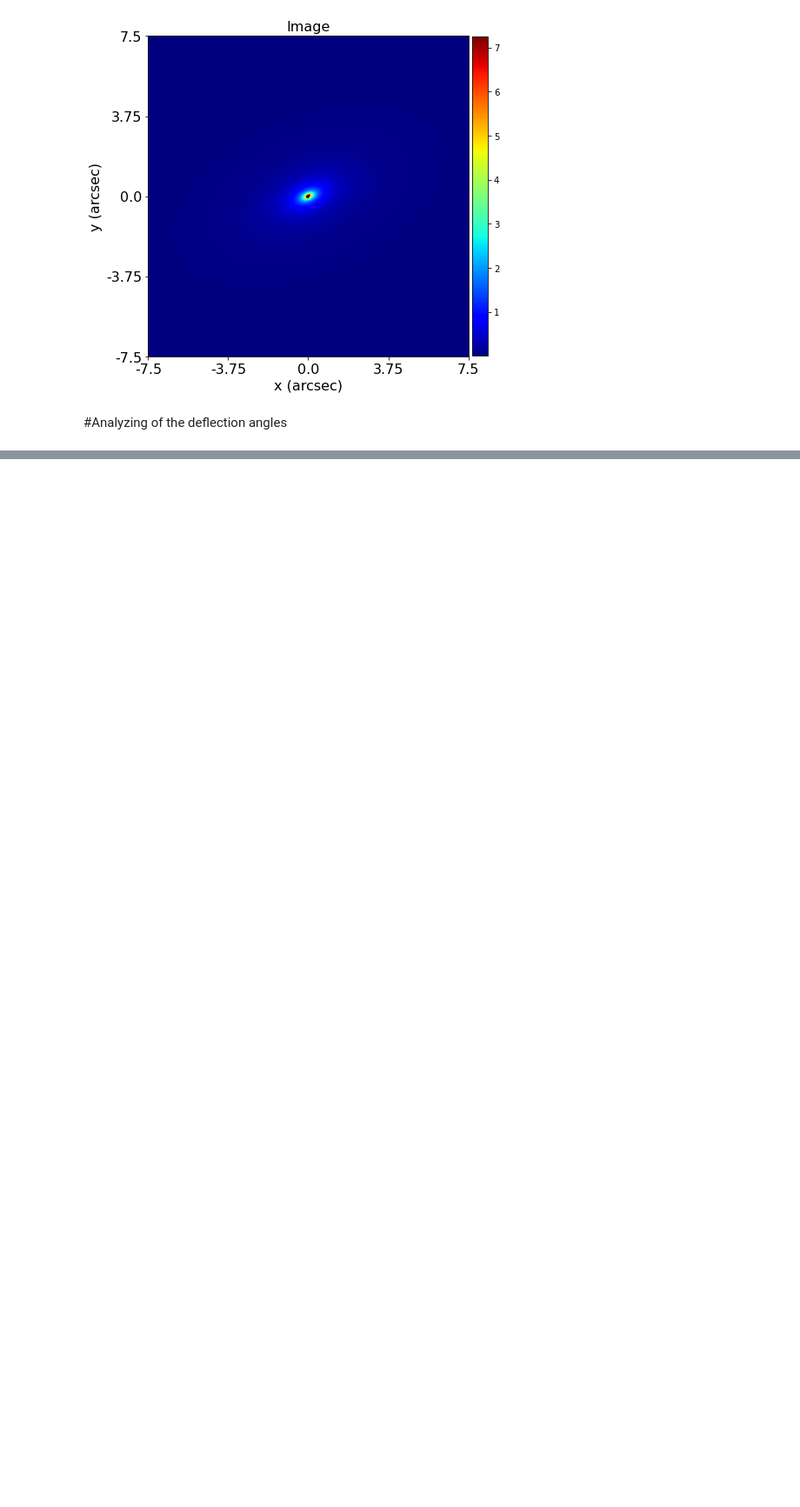
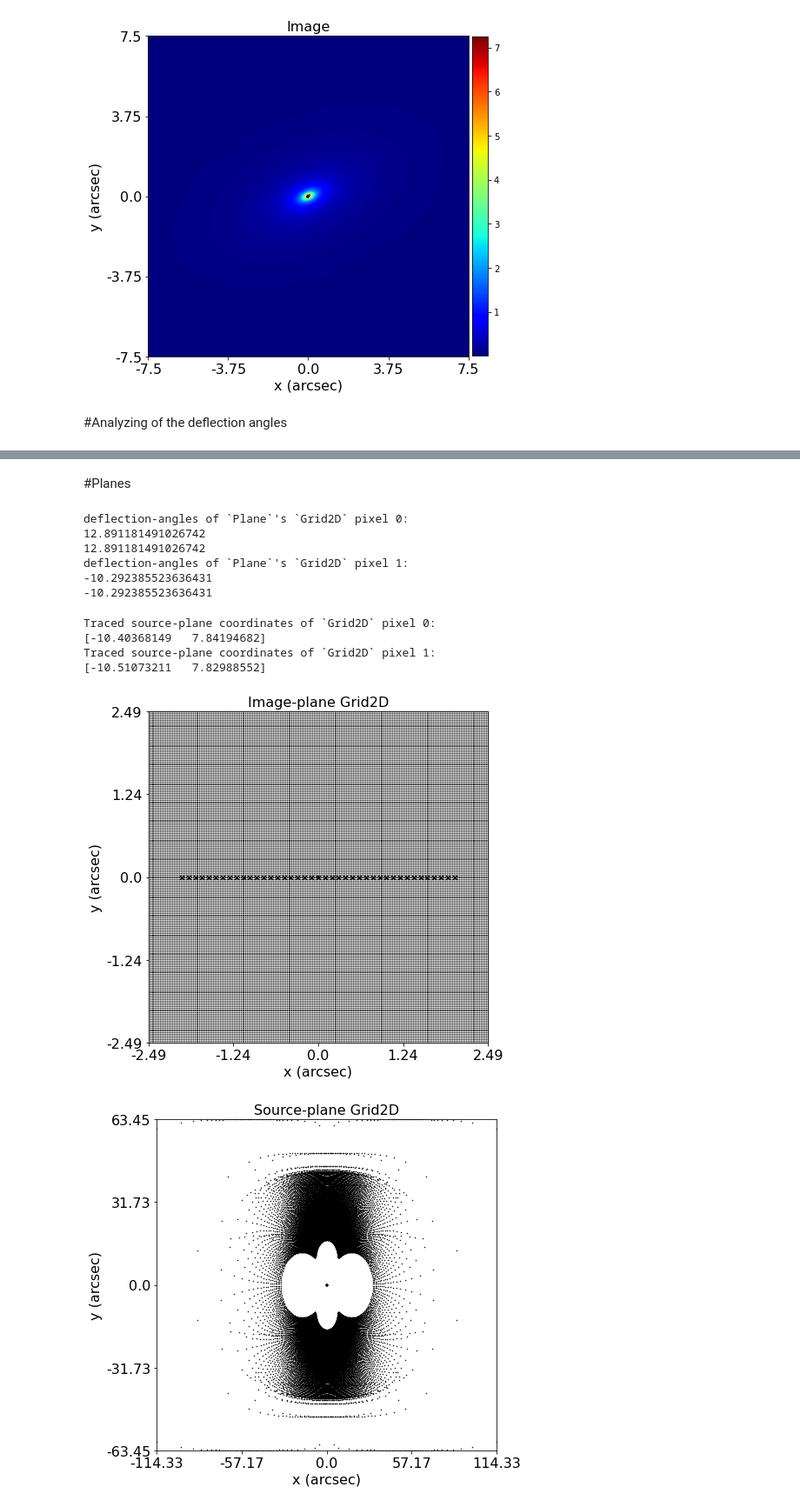
Before and after one commit to gagan3012/gsoc-deeplense-ml, a Jupyter notebook: Test_I_Simulating_Superfluid_Dark_Matter_(DM)_with_PyAutoLens.ipynb, the cells around one changed output, grey strips where cells are left out. Shown at 87% size. Cells and saved outputs as stored; diff of their text form; code cells hidden in the pictures; blank space fills up the shorter version.

```diff
--- a/Test_I_Simulating_Superfluid_Dark_Matter_(DM)_with_PyAutoLens.ipynb
+++ b/Test_I_Simulating_Superfluid_Dark_Matter_(DM)_with_PyAutoLens.ipynb
@@ -63,0 +240,62 @@ deflections = isothermal_mass_profile.deflections_from_grid(grid=grid)
+# %% [markdown]
+#Planes
+# %%
+image_plane = al.Plane(galaxies=[lens_galaxy])
+# %%
+deflections = image_plane.deflections_from_grid(grid=image_plane_grid)
+
+print("deflection-angles of `Plane`'s `Grid2D` pixel 0:")
+print(deflections.native[0, 0, 0])
+print(deflections.native[0, 0, 0])
+
+print("deflection-angles of `Plane`'s `Grid2D` pixel 1:")
+print(deflections.native[0, 1, 1])
+print(deflections.native[0, 1, 1])
+# %% [output]
+deflection-angles of `Plane`'s `Grid2D` pixel 0:
+12.891181491026742
+12.891181491026742
+deflection-angles of `Plane`'s `Grid2D` pixel 1:
+-10.292385523636431
+-10.292385523636431
+# %%
+source_plane_grid = image_plane.traced_grid_from_grid(grid=image_plane_grid)
+print("Traced source-plane coordinates of `Grid2D` pixel 0:")
+print(source_plane_grid.native[0, 0, :])
+print("Traced source-plane coordinates of `Grid2D` pixel 1:")
+print(source_plane_grid.native[0, 1, :])
+# %% [output]
+Traced source-plane coordinates of `Grid2D` pixel 0:
+[-10.40368149   7.84194682]
+Traced source-plane coordinates of `Grid2D` pixel 1:
+[-10.51073211   7.82988552]
+# %%
+source_plane = al.Plane(galaxies=[source_galaxy])
+# %%
+mat_plot_2d = aplt.MatPlot2D(title=aplt.Title(label="Image-plane Grid2D"))
+
+plane_plotter = aplt.PlanePlotter(
+    plane=image_plane, grid=image_plane_grid, mat_plot_2d=mat_plot_2d
+)
+plane_plotter.figures(plane_grid=True)
+
+mat_plot_2d = aplt.MatPlot2D(title=aplt.Title(label="Source-plane Grid2D"))
+
+plane_plotter = aplt.PlanePlotter(
+    plane=source_plane, grid=source_plane_grid, mat_plot_2d=mat_plot_2d
+)
+plane_plotter.figures(plane_grid=True)
+
+mat_plot_2d = aplt.MatPlot2D(
+    title=aplt.Title(label="Source-plane Grid2D Zoomed"),
+    axis=aplt.Axis(extent=[-30.0, 30.0, -30.0, 30.0]),
+)
+
+plane_plotter = aplt.PlanePlotter(
+    plane=source_plane, grid=source_plane_grid, mat_plot_2d=mat_plot_2d
+)
+
+plane_plotter.figures(plane_grid=True)
+# %% [output]
+[figure, added]
+[figure, added]
```
Also changed, not shown: parts of 12 cells of this notebook.
